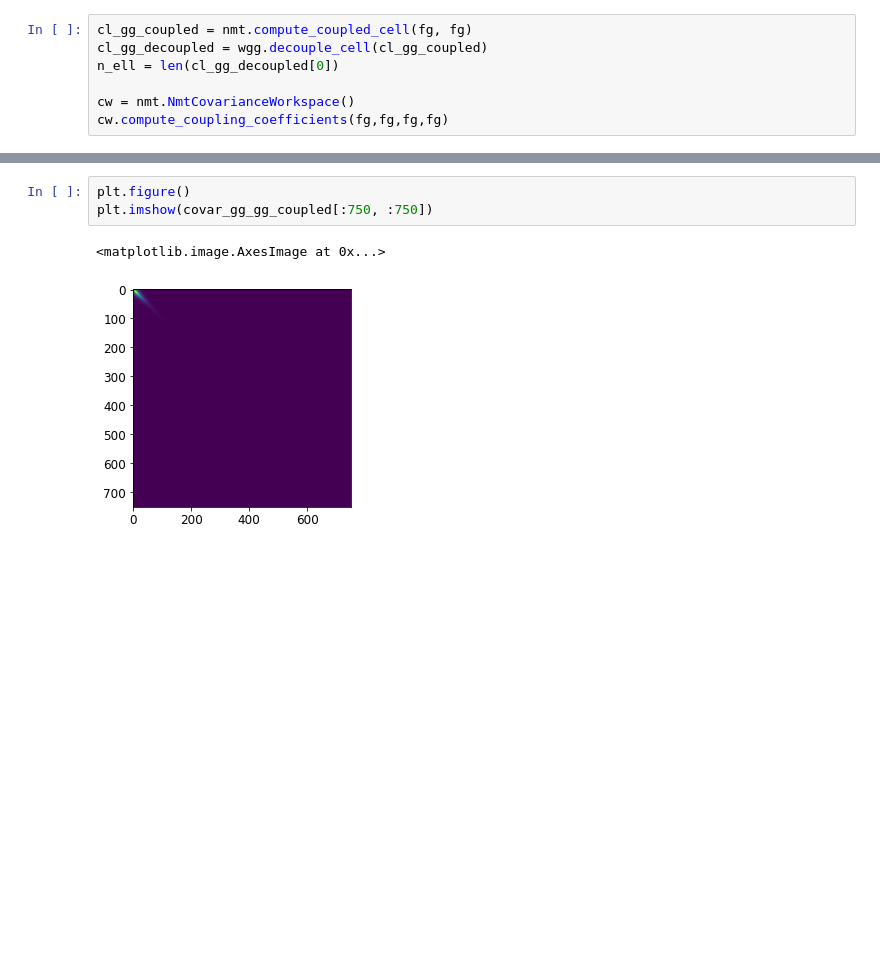
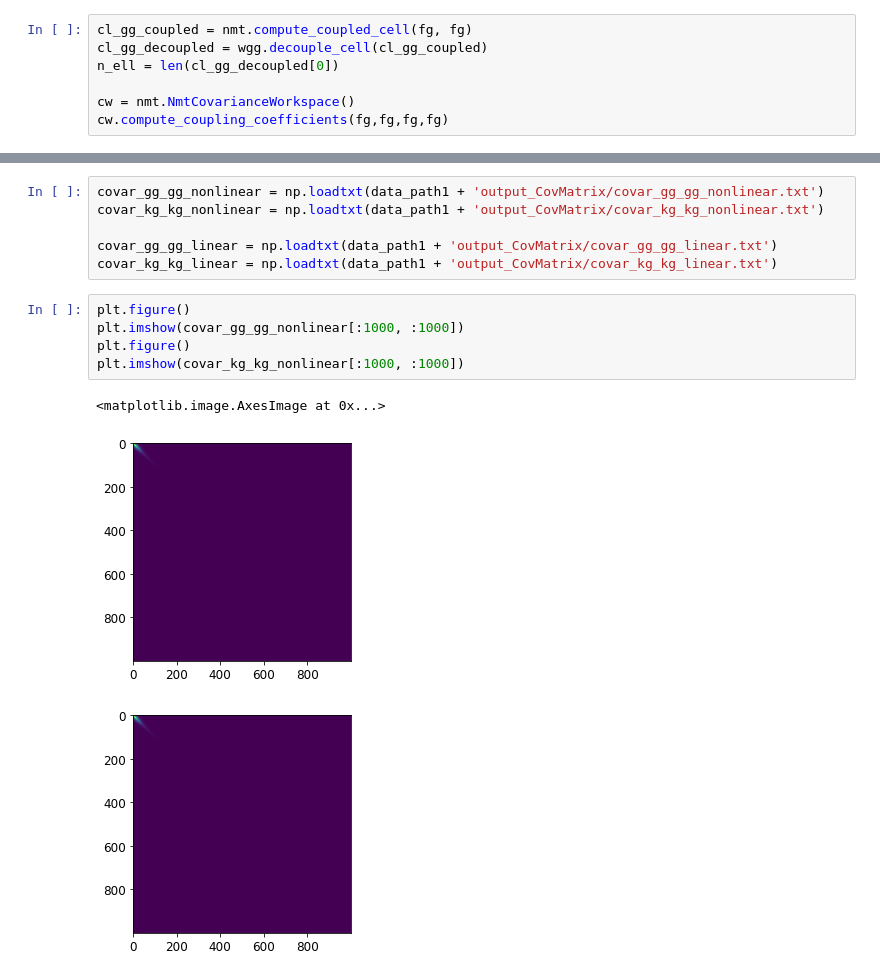
Before and after one commit to catketchup/DES_ACT_test, a Jupyter notebook: th_nonlinear.ipynb, the cells around one changed output, grey strips where cells are left out. Saved outputs shown, nothing was run; the diff lists cells and outputs as text; blank space fills up the shorter version.

```diff
--- a/th_nonlinear.ipynb
+++ b/th_nonlinear.ipynb
@@ -286,8 +307,17 @@ if 0:
+# %%
+covar_gg_gg_nonlinear = np.loadtxt(data_path1 + 'output_CovMatrix/covar_gg_gg_nonlinear.txt')
+covar_kg_kg_nonlinear = np.loadtxt(data_path1 + 'output_CovMatrix/covar_kg_kg_nonlinear.txt')
+
+covar_gg_gg_linear = np.loadtxt(data_path1 + 'output_CovMatrix/covar_gg_gg_linear.txt')
+covar_kg_kg_linear = np.loadtxt(data_path1 + 'output_CovMatrix/covar_kg_kg_linear.txt')
 # %%
 plt.figure()
-plt.imshow(covar_gg_gg_coupled[:750, :750])
+plt.imshow(covar_gg_gg_nonlinear[:1000, :1000])
+plt.figure()
+plt.imshow(covar_kg_kg_nonlinear[:1000, :1000])
 # %% [output]
 <matplotlib.image.AxesImage at 0x...>
-[figure, old version]
+[figure, new version]
+[figure, added]
 # %%
 fig, ax = plt.subplots(2, 1,figsize=(6*1,2*4.5))
```
Also changed, not shown: parts of 3 cells of this notebook, 1 other file.
